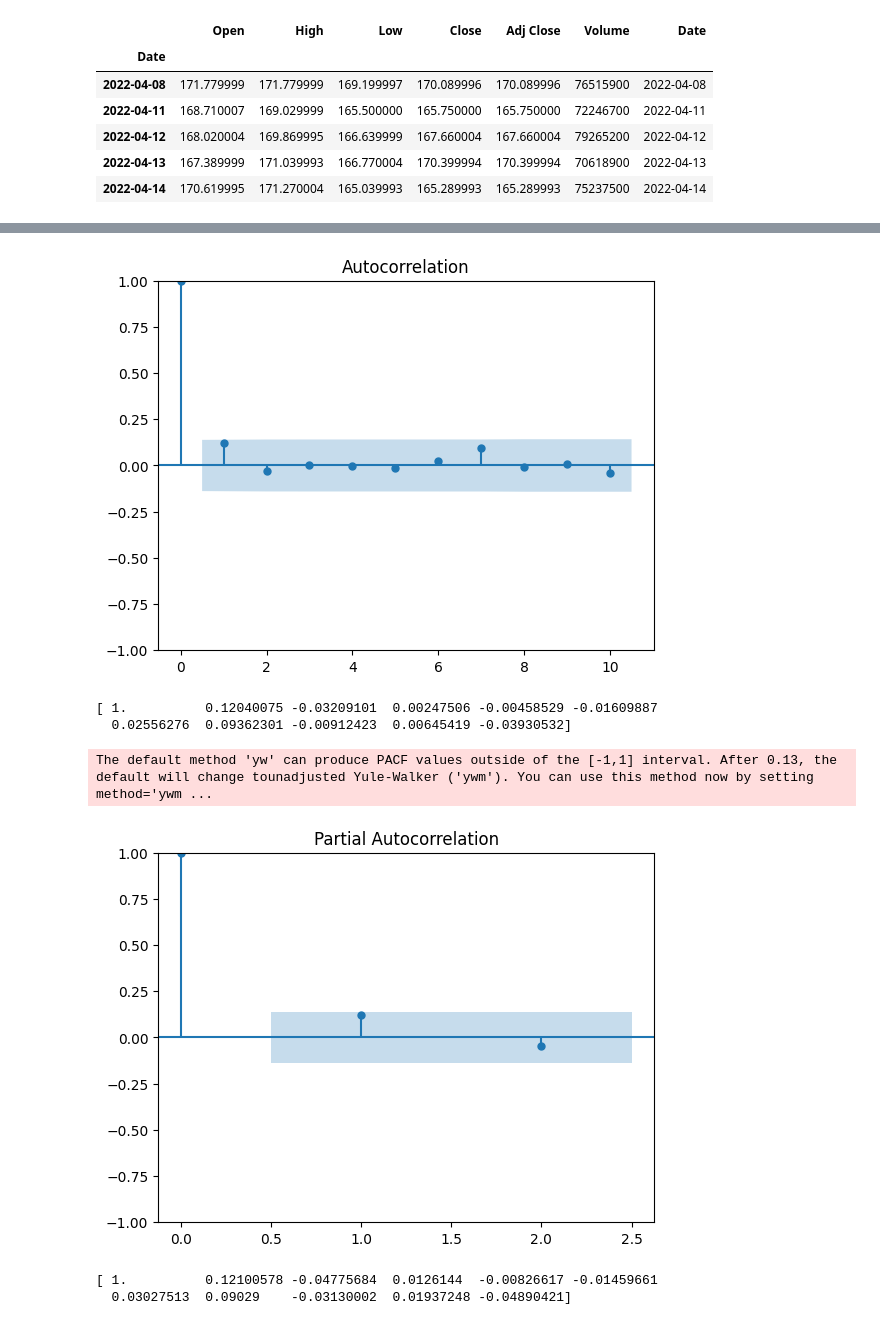
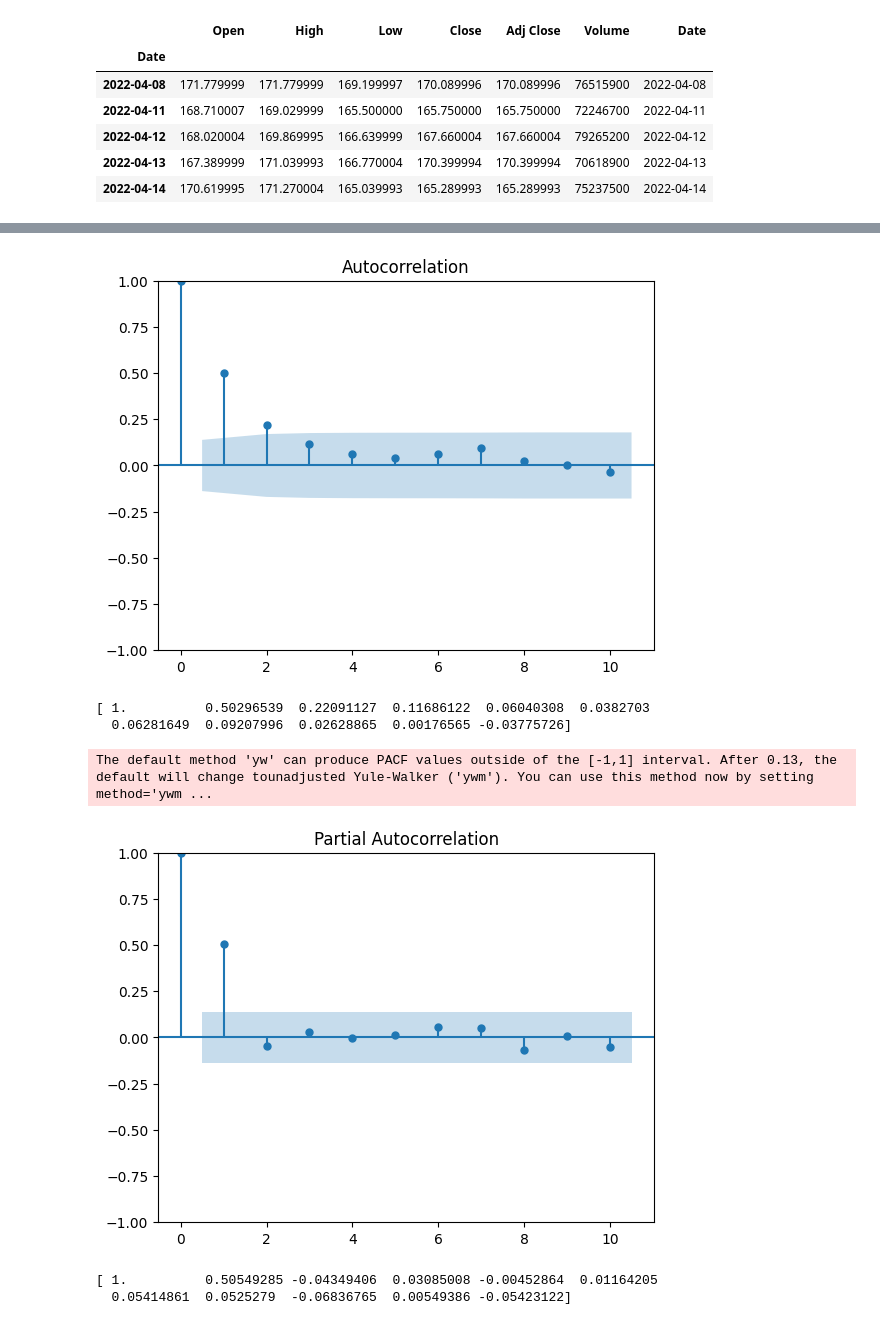
Before and after one commit to jessiejxyu2/ist526, a Jupyter notebook: Question_2__time_series_analysis.ipynb, the cells around one changed output, grey strips where cells are left out. Cells and saved outputs as stored; diff of their text form; code cells hidden in the pictures.

```diff
--- a/Question_2__time_series_analysis.ipynb
+++ b/Question_2__time_series_analysis.ipynb
@@ -73,9 +73,8 @@ rng = default_rng(12345)
 
 
 n_points = 200
-ar_factor = 0.1
+ar_factor = 0.5
 w_std = 2.0
-
 X_t = np.zeros(n_points)
 
 for i in range(1, n_points):
@@ -118,6 +117,8 @@ fig.show()
 200 rows × 2 columns
 [interactive output not drawn]
 # %%
+from statsmodels.graphics import tsaplots
+from statsmodels.tsa.stattools import  acf
 nlag = 10
 result = acf(x=df_simulated['X'],  nlags = nlag)
 
@@ -125,19 +126,19 @@ fig = tsaplots.plot_acf(df_simulated['X'], lags = nlag)
 plt.show()
 print(result)
 # %% [output]
-[figure, old version]
+[figure, new version]
-[ 1.          0.12040075 -0.03209101  0.00247506 -0.00458529 -0.01609887
-  0.02556276  0.09362301 -0.00912423  0.00645419 -0.03930532]
+[ 1.          0.50296539  0.22091127  0.11686122  0.06040308  0.0382703
+  0.06281649  0.09207996  0.02628865  0.00176565 -0.03775726]
 # %%
 from statsmodels.tsa.stattools import  pacf
 
 result = pacf(x=df_simulated['X'],  nlags = nlag)
 
-fig = tsaplots.plot_pacf(df_simulated['X'], lags = 2)
+fig = tsaplots.plot_pacf(df_simulated['X'], lags = 10)
 plt.show()
 print(result)
 # %% [output]
 The default method 'yw' can produce PACF values outside of the [-1,1] interval. After 0.13, the default will change tounadjusted Yule-Walker ('ywm'). You can use this method now by setting method='ywm ...
-[figure, old version]
+[figure, new version]
-[ 1.          0.12100578 -0.04775684  0.0126144  -0.00826617 -0.01459661
-  0.03027513  0.09029    -0.03130002  0.01937248 -0.04890421]
+[ 1.          0.50549285 -0.04349406  0.03085008 -0.00452864  0.01164205
+  0.05414861  0.0525279  -0.06836765  0.00549386 -0.05423122]
```
Also changed, not shown: parts of 3 cells of this notebook.
